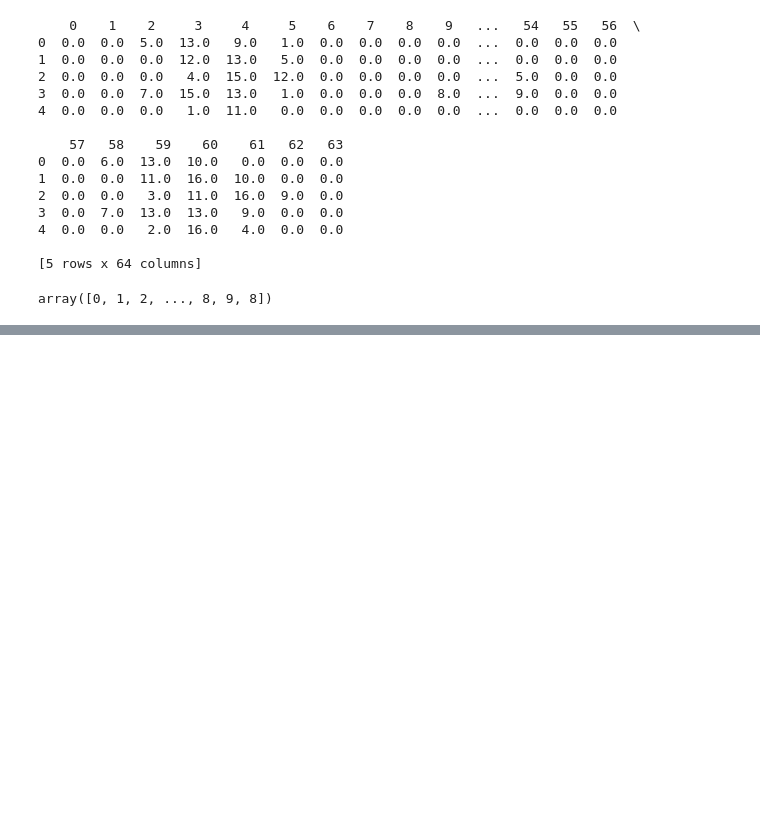
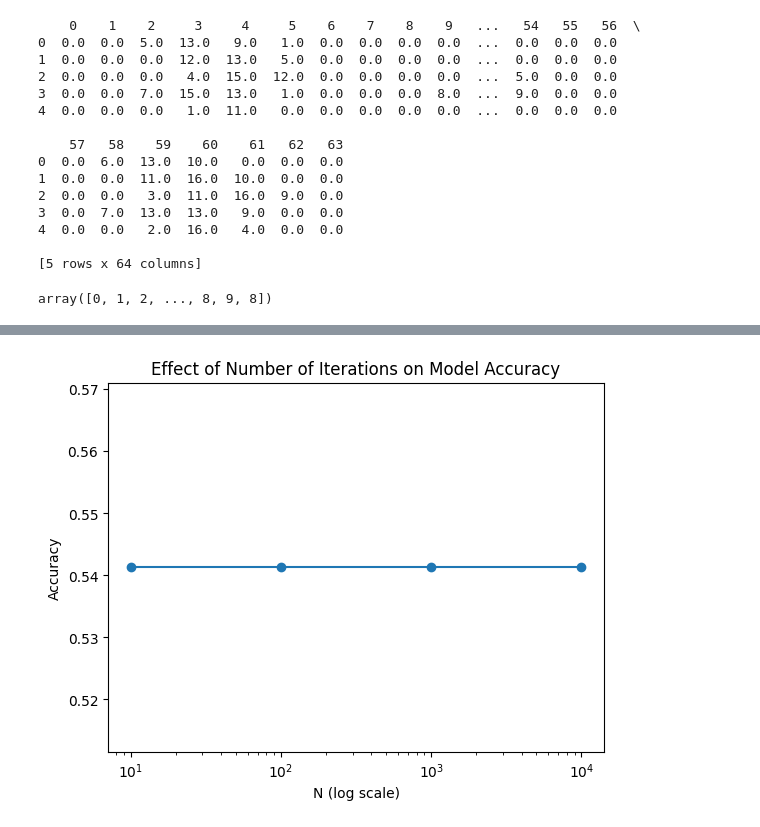
Before and after one commit to yninom/STATISTICALLEARNING, a Jupyter notebook: perceptron.ipynb, the cells around one changed output, grey strips where cells are left out. Cells and saved outputs as stored; diff of their text form; code cells hidden in the pictures; blank space fills up the shorter version.

```diff
--- a/perceptron.ipynb
+++ b/perceptron.ipynb
@@ -97,0 +123,26 @@ Accuracy: 0.5137614678899083
+# %%
+import matplotlib.pyplot as plt
+
+Ns = [10, 100, 1000, 10000] # lista de valores para alpha
+accuracies = []
+
+for N in Ns:
+    weights, intercept = perceptron(X_train, y_train, alpha=0.001, N=N)
+    y_pred = []
+    for xi in X_test:
+        z = np.dot(xi, weights) + intercept
+        if z >= 0:
+            y_pred.append(1)
+        else:
+            y_pred.append(0)
+    accuracy = np.mean(np.array(y_pred) == y_test)
+    accuracies.append(accuracy)
+
+plt.plot(Ns, accuracies, '-o')
+plt.xscale('log')
+plt.xlabel('N (log scale)')
+plt.ylabel('Accuracy')
+plt.title('Effect of Number of Iterations on Model Accuracy')
+plt.show()
+# %% [output]
+[figure, added]
```
Also changed, not shown: parts of 5 cells of this notebook, 1 other file.
